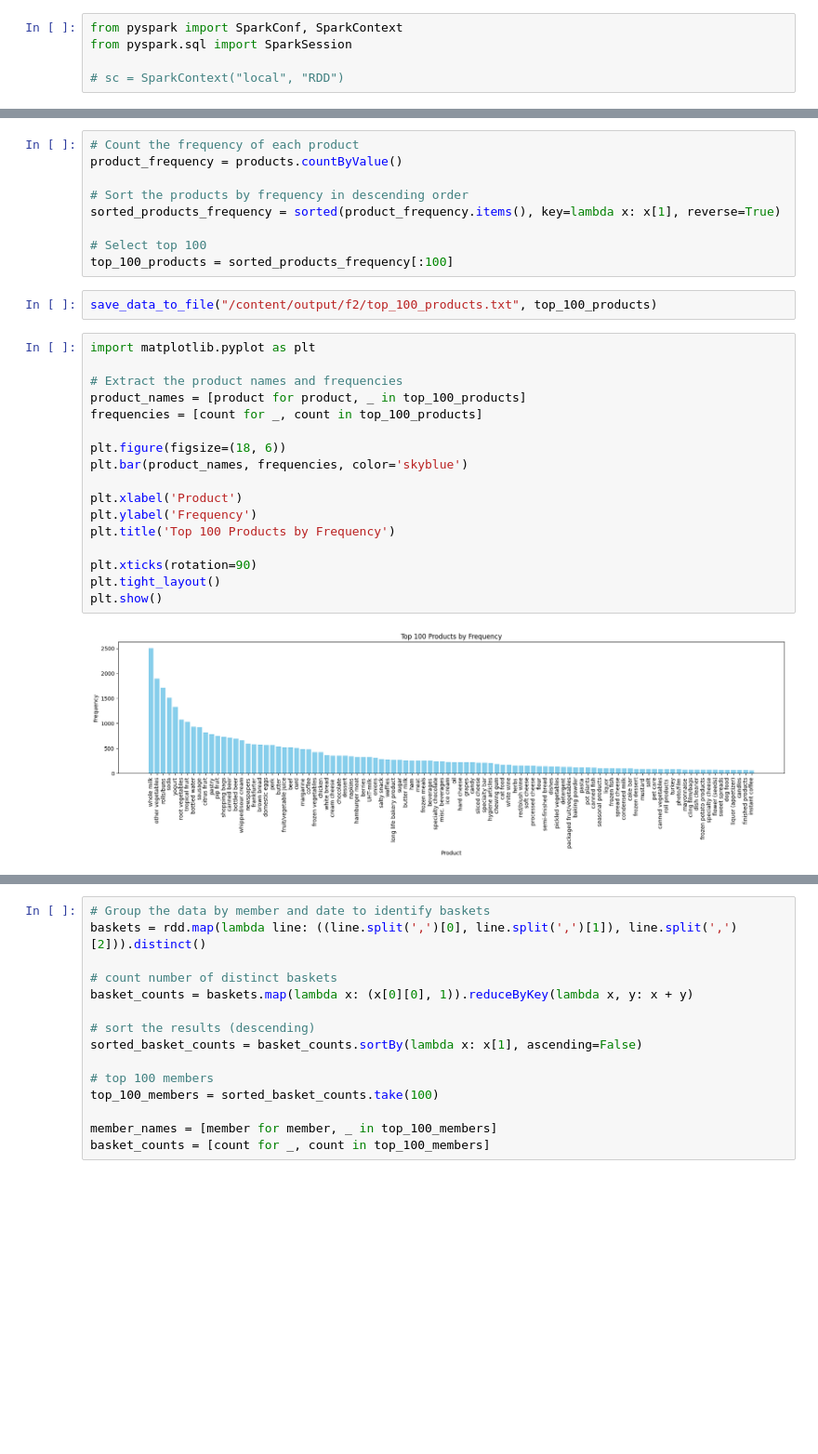
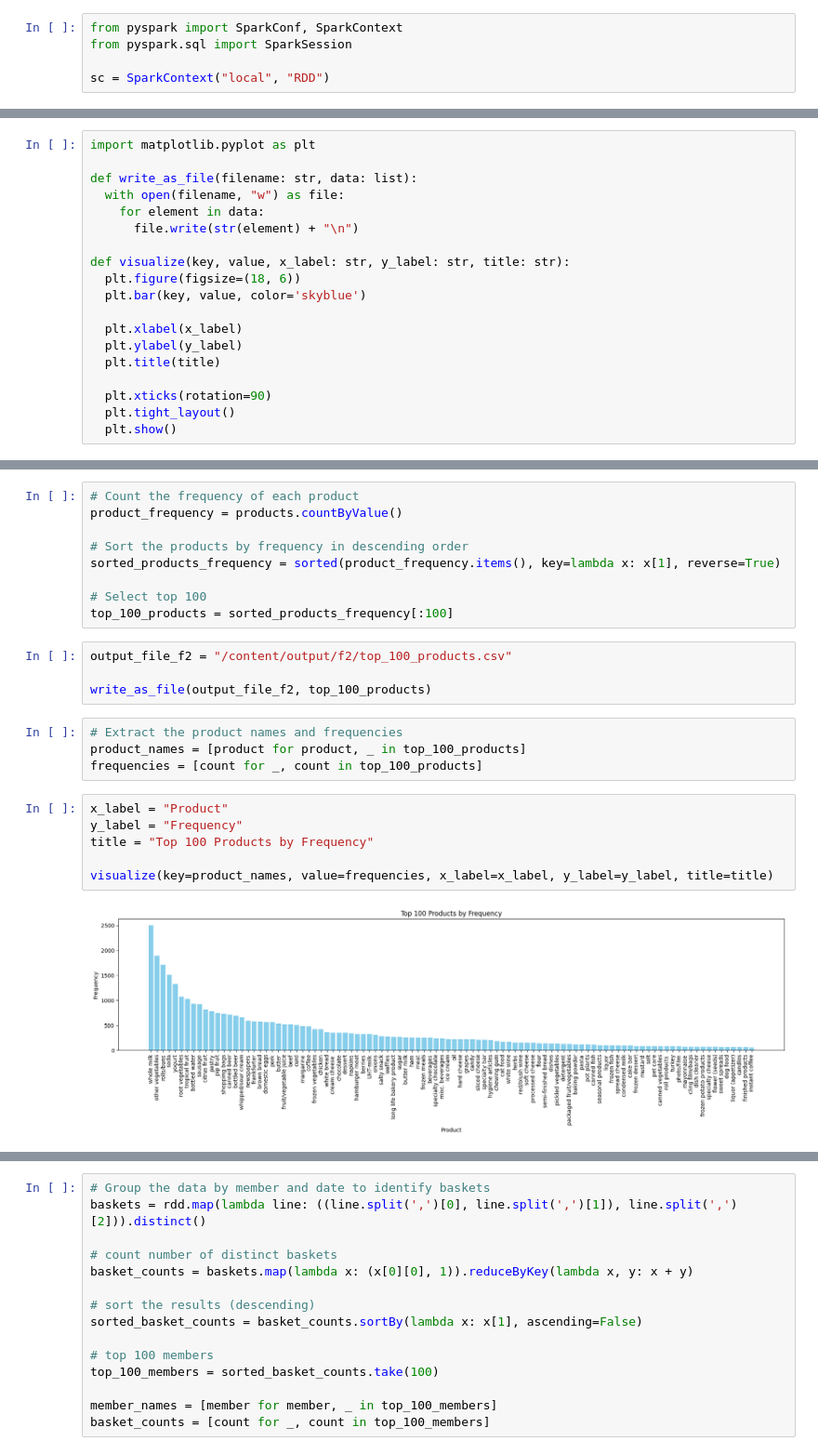
Before and after one commit to scuph-ng/mmds-midterm-2324, a Jupyter notebook: midterm_8/task1.ipynb, the cells around one changed output, grey strips where cells are left out. Shown at 93% size. Saved outputs shown, nothing was run; the diff lists cells and outputs as text; blank space fills up the shorter version.

```diff
--- a/midterm_8/task1.ipynb
+++ b/midterm_8/task1.ipynb
@@ -73,5 +66,5 @@ print(spark.__version__)
 from pyspark import SparkConf, SparkContext
 from pyspark.sql import SparkSession
 
-# sc = SparkContext("local", "RDD")
+sc = SparkContext("local", "RDD")
 # %% [markdown]
@@ -113,3 +109,22 @@ def save_data_to_file(filename: str, data: list):
+# %%
+import matplotlib.pyplot as plt
+
+def write_as_file(filename: str, data: list):
+  with open(filename, "w") as file:
+    for element in data:
+      file.write(str(element) + "\n")
+
+def visualize(key, value, x_label: str, y_label: str, title: str):
+  plt.figure(figsize=(18, 6))
+  plt.bar(key, value, color='skyblue')
+
+  plt.xlabel(x_label)
+  plt.ylabel(y_label)
+  plt.title(title)
+
+  plt.xticks(rotation=90)
+  plt.tight_layout()
+  plt.show()
 # %%
 path_f1 = "/content/output/f1/"
 
@@ -156,24 +171,19 @@ sorted_products_frequency = sorted(product_frequency.items(), key=lambda x: x[1]
 # Select top 100
 top_100_products = sorted_products_frequency[:100]
 # %%
-save_data_to_file("/content/output/f2/top_100_products.txt", top_100_products)
+output_file_f2 = "/content/output/f2/top_100_products.csv"
+
+write_as_file(output_file_f2, top_100_products)
 # %%
-import matplotlib.pyplot as plt
-
 # Extract the product names and frequencies
 product_names = [product for product, _ in top_100_products]
 frequencies = [count for _, count in top_100_products]
-
-plt.figure(figsize=(18, 6))
-plt.bar(product_names, frequencies, color='skyblue')
-
-plt.xlabel('Product')
-plt.ylabel('Frequency')
-plt.title('Top 100 Products by Frequency')
-
-plt.xticks(rotation=90)
-plt.tight_layout()
-plt.show()
-# %% [output]
-[figure, removed]
+# %%
+x_label = "Product"
+y_label = "Frequency"
+title = "Top 100 Products by Frequency"
+
+visualize(key=product_names, value=frequencies, x_label=x_label, y_label=y_label, title=title)
+# %% [output]
+[figure, added]
 # %% [markdown]
```
Also changed, not shown: parts of 23 cells of this notebook.
